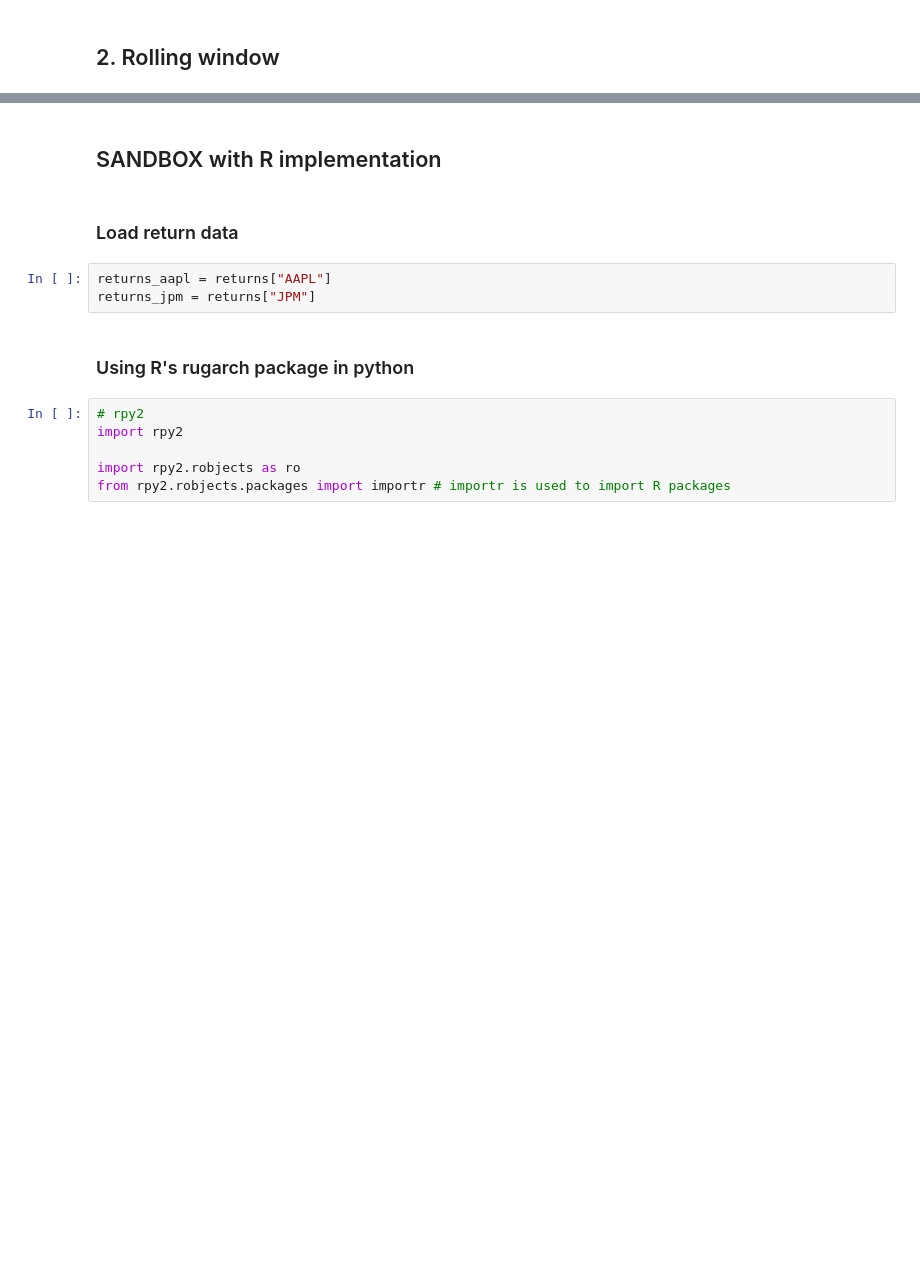
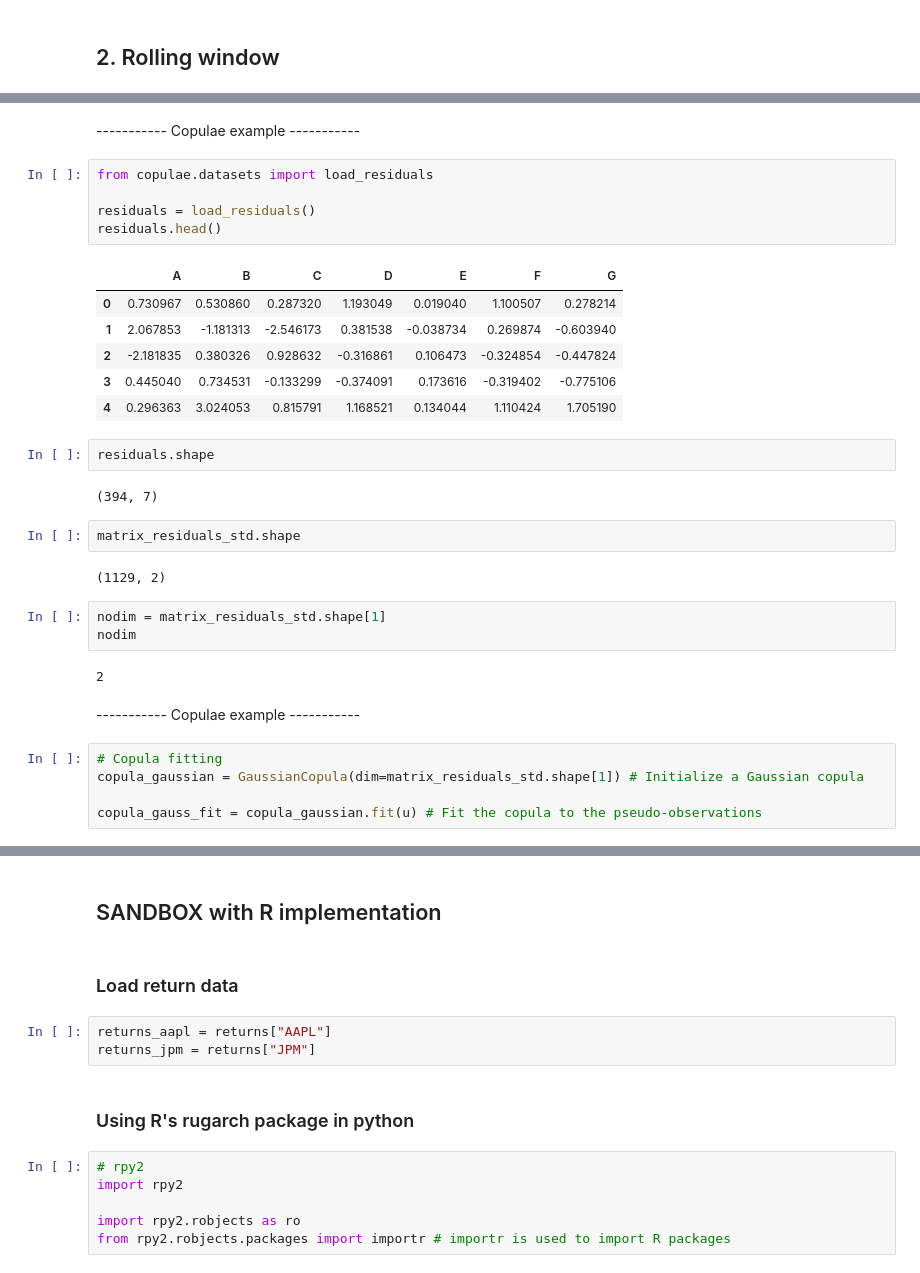
Before and after one commit to andrebraeuer/machinelearning, a Jupyter notebook: SANDBOX_copulagarch.ipynb, the cells around one changed output, grey strips where cells are left out. Drawn from its saved outputs; the diff is of its cells as text; blank space fills up the shorter version.

Commit message:
Adding garch.py, copula.py, pipeline.py

```diff
--- a/SANDBOX_copulagarch.ipynb
+++ b/SANDBOX_copulagarch.ipynb
@@ -61,0 +136,34 @@ weights = np.ones(len(TICKERS)) / len(TICKERS)
+# %% [markdown]
+----------- Copulae example -----------
+# %%
+from copulae.datasets import load_residuals
+
+residuals = load_residuals()
+residuals.head()
+# %% [output]
+|  | A | B | C | D | E | F | G |
+| 0 | 0.730967 | 0.530860 | 0.287320 | 1.193049 | 0.019040 | 1.100507 | 0.278214 |
+| 1 | 2.067853 | -1.181313 | -2.546173 | 0.381538 | -0.038734 | 0.269874 | -0.603940 |
+| 2 | -2.181835 | 0.380326 | 0.928632 | -0.316861 | 0.106473 | -0.324854 | -0.447824 |
+| 3 | 0.445040 | 0.734531 | -0.133299 | -0.374091 | 0.173616 | -0.319402 | -0.775106 |
+| 4 | 0.296363 | 3.024053 | 0.815791 | 1.168521 | 0.134044 | 1.110424 | 1.705190 |
+# %%
+residuals.shape
+# %% [output]
+(394, 7)
+# %%
+matrix_residuals_std.shape
+# %% [output]
+(1129, 2)
+# %%
+nodim = matrix_residuals_std.shape[1]
+nodim
+# %% [output]
+2
+# %% [markdown]
+----------- Copulae example -----------
+# %%
+# Copula fitting
+copula_gaussian = GaussianCopula(dim=matrix_residuals_std.shape[1]) # Initialize a Gaussian copula
+
+copula_gauss_fit = copula_gaussian.fit(u) # Fit the copula to the pseudo-observations
```
Also changed, not shown: parts of 21 cells of this notebook, 3 other files.
